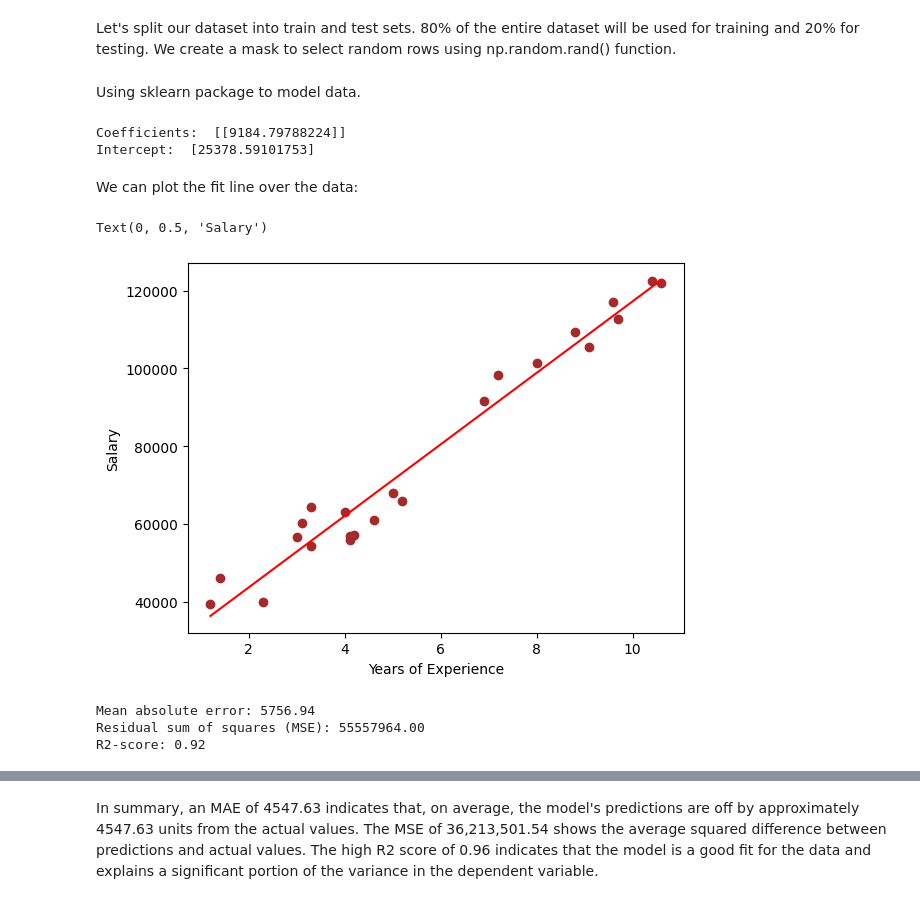
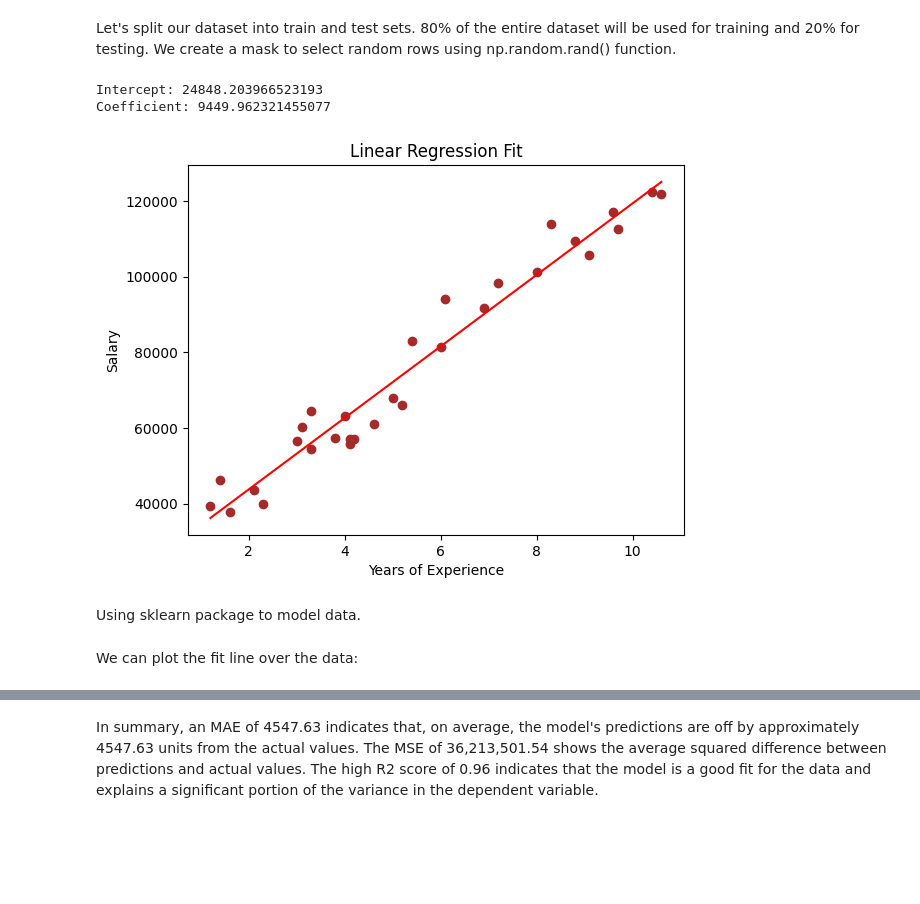
Before and after one commit to devika-santhosh/ML-Projects, a Jupyter notebook: linear-regression.ipynb, the cells around one changed output, grey strips where cells are left out. Cells and saved outputs as stored; diff of their text form; code cells hidden in the pictures; blank space fills up the shorter version.

Commit message:
Kaggle Notebook | Linear Regression | Version 5

```diff
--- a/linear-regression.ipynb
+++ b/linear-regression.ipynb
@@ -74,6 +74,8 @@ Salary             0
 dtype: int64
 # %% [markdown]
 Since we are having only 2 parameters, the first step is to know how they are related.The best way is to plot them with the help of matplotlib.
+# %%
+df = df.drop('Unnamed: 0', axis=1)
 # %%
 import matplotlib.pyplot as plt
 # %% [markdown]
@@ -101,0 +100,3 @@ test = attribute[~msk]
+# %%
+x = df['YearsExperience']
+y = df['Salary']
@@ -102,38 +108,41 @@ test = attribute[~msk]
+# %%
+from sklearn.linear_model import LinearRegression
+
+# Initialize the linear regression model
+model = LinearRegression()
+
+# Fit the model
+model.fit(x.values.reshape(-1, 1), y)
+
+# Print the coefficients
+print("Intercept:", model.intercept_)
+print("Coefficient:", model.coef_[0])
+# %% [output]
+Intercept: 24848.203966523193
+Coefficient: 9449.962321455077
+# %%
+import matplotlib.pyplot as plt
+
+# Assuming train_x and train_y are defined as in the previous example
+train_x = df['YearsExperience'].values.reshape(-1, 1)
+train_y = df['Salary']
+
+# Scatter plot
+plt.scatter(train_x, train_y, color='brown')
+
+# Plot the regression line
+plt.plot(train_x, model.coef_[0] * train_x + model.intercept_, '-r')
+
+# Labels and title
+plt.xlabel("Years of Experience")
+plt.ylabel("Salary")
+plt.title("Linear Regression Fit")
+
+# Show plot
+plt.show()
+# %% [output]
+[figure, added]
 # %% [markdown]
 Using sklearn package to model data.
-# %%
-from sklearn import linear_model
-regr = linear_model.LinearRegression()
-train_x = np.asanyarray(train[['YearsExperience']])
-train_y = np.asanyarray(train[['Salary']])
-regr.fit(train_x, train_y)
-# The coefficients
-print ('Coefficients: ', regr.coef_)
-print ('Intercept: ',regr.intercept_)
-# %% [output]
-Coefficients:  [[9184.79788224]]
-Intercept:  [25378.59101753]
 # %% [markdown]
 We can plot the fit line over the data:
-# %%
-plt.scatter(train.YearsExperience, train.Salary,  color='brown')
-plt.plot(train_x, regr.coef_[0][0]*train_x + regr.intercept_[0], '-r')
-plt.xlabel("Years of Experience")
-plt.ylabel("Salary")
-# %% [output]
-Text(0, 0.5, 'Salary')
-[figure, removed]
-# %%
-from sklearn.metrics import r2_score
-
-test_x = np.asanyarray(test[['YearsExperience']])
-test_y = np.asanyarray(test[['Salary']])
-prediction = regr.predict(test_x)
-
-print("Mean absolute error: %.2f" % np.mean(np.absolute(prediction - test_y)))
-print("Residual sum of squares (MSE): %.2f" % np.mean((prediction - test_y) ** 2))
-print("R2-score: %.2f" % r2_score(test_y , prediction) )
-# %% [output]
-Mean absolute error: 5756.94
-Residual sum of squares (MSE): 55557964.00
-R2-score: 0.92
```
Also changed, not shown: parts of 4 cells of this notebook.
